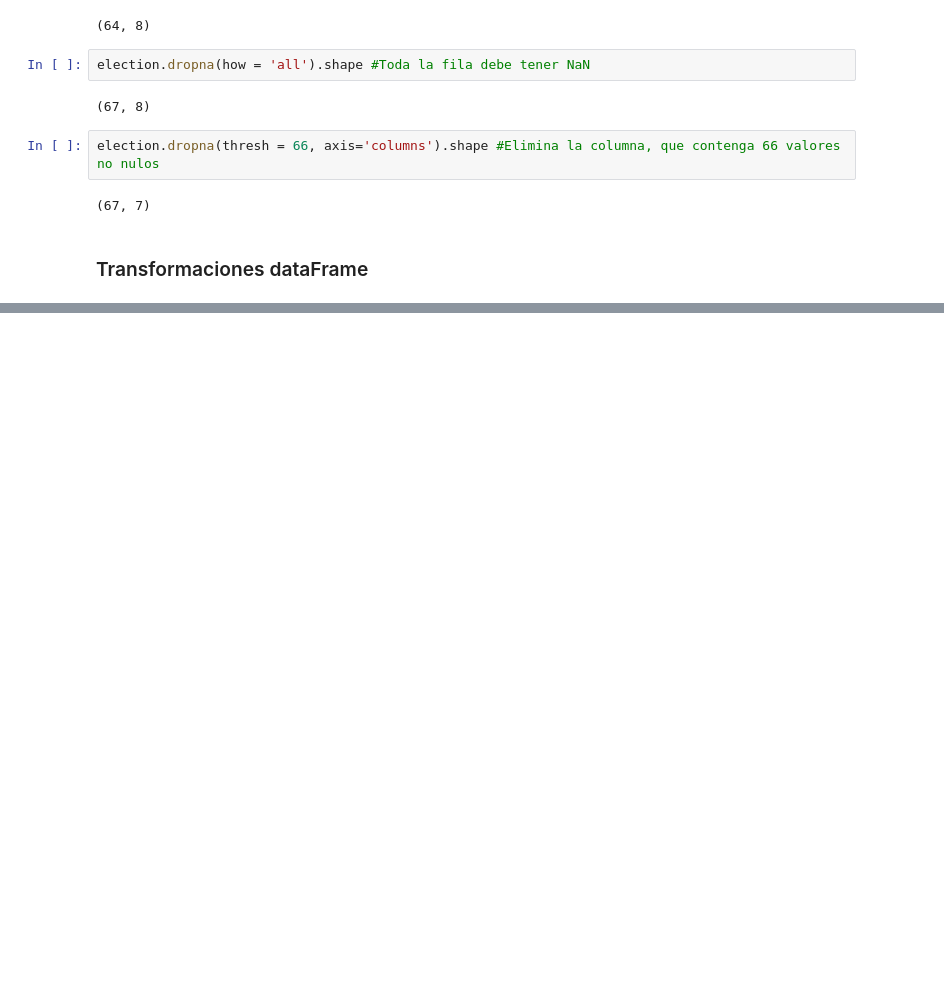
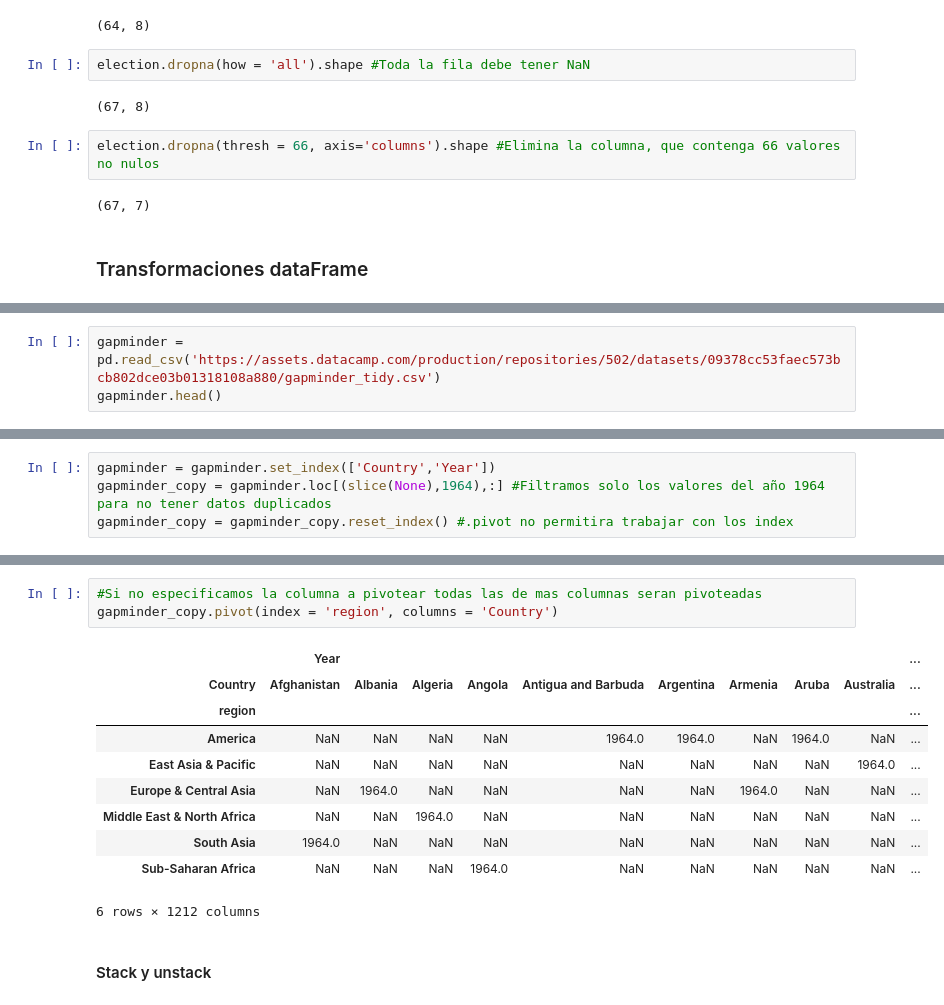
Before and after one commit to Corderodedios182/Resumenes-Python, a Jupyter notebook: Manipulating DataFrames with pandas.ipynb, the cells around one changed output, grey strips where cells are left out. Drawn from its saved outputs; the diff is of its cells as text; blank space fills up the shorter version.

```diff
--- a/Manipulating DataFrames with pandas.ipynb
+++ b/Manipulating DataFrames with pandas.ipynb
@@ -259,0 +444,3 @@ election.dropna(thresh = 66, axis='columns').shape #Elimina la columna, que cont
+# %%
+gapminder = pd.read_csv('https://assets.datacamp.com/production/repositories/502/datasets/09378cc53faec573bcb802dce03b01318108a880/gapminder_tidy.csv')
+gapminder.head()
@@ -259,0 +458,4 @@ election.dropna(thresh = 66, axis='columns').shape #Elimina la columna, que cont
+# %%
+gapminder = gapminder.set_index(['Country','Year'])
+gapminder_copy = gapminder.loc[(slice(None),1964),:] #Filtramos solo los valores del año 1964 para no tener datos duplicados
+gapminder_copy = gapminder_copy.reset_index() #.pivot no permitira trabajar con los index
@@ -259,0 +474,16 @@ election.dropna(thresh = 66, axis='columns').shape #Elimina la columna, que cont
+# %%
+#Si no especificamos la columna a pivotear todas las de mas columnas seran pivoteadas
+gapminder_copy.pivot(index = 'region', columns = 'Country')
+# %% [output]
+|  | Year |  |  |  |  |  |  |  |  | ... |
+| Country | Afghanistan | Albania | Algeria | Angola | Antigua and Barbuda | Argentina | Armenia | Aruba | Australia | ... |
+| region |  |  |  |  |  |  |  |  |  | ... |
+| America | NaN | NaN | NaN | NaN | 1964.0 | 1964.0 | NaN | 1964.0 | NaN | ... |
+| East Asia & Pacific | NaN | NaN | NaN | NaN | NaN | NaN | NaN | NaN | 1964.0 | ... |
+| Europe & Central Asia | NaN | 1964.0 | NaN | NaN | NaN | NaN | 1964.0 | NaN | NaN | ... |
+| Middle East & North Africa | NaN | NaN | 1964.0 | NaN | NaN | NaN | NaN | NaN | NaN | ... |
+| South Asia | 1964.0 | NaN | NaN | NaN | NaN | NaN | NaN | NaN | NaN | ... |
+| Sub-Saharan Africa | NaN | NaN | NaN | 1964.0 | NaN | NaN | NaN | NaN | NaN | ... |
+6 rows × 1212 columns
+# %% [markdown]
+#### Stack y unstack
```
Also changed, not shown: parts of 29 cells of this notebook.
